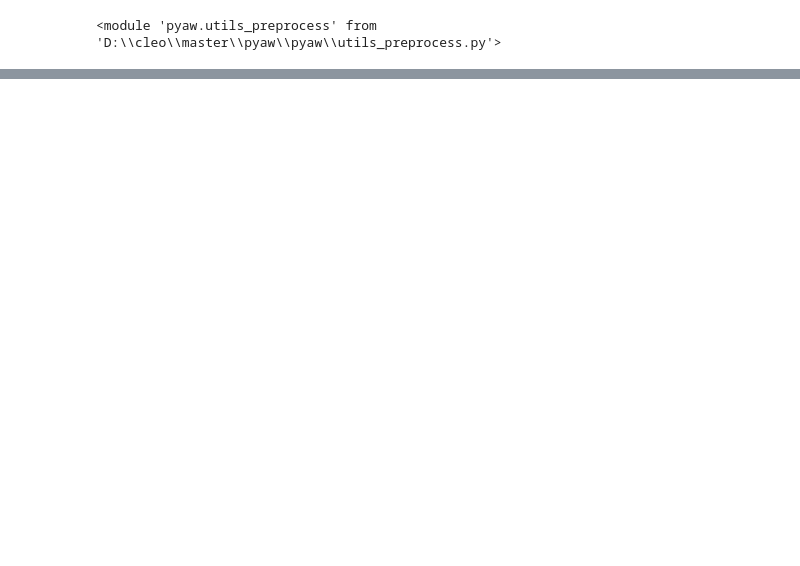
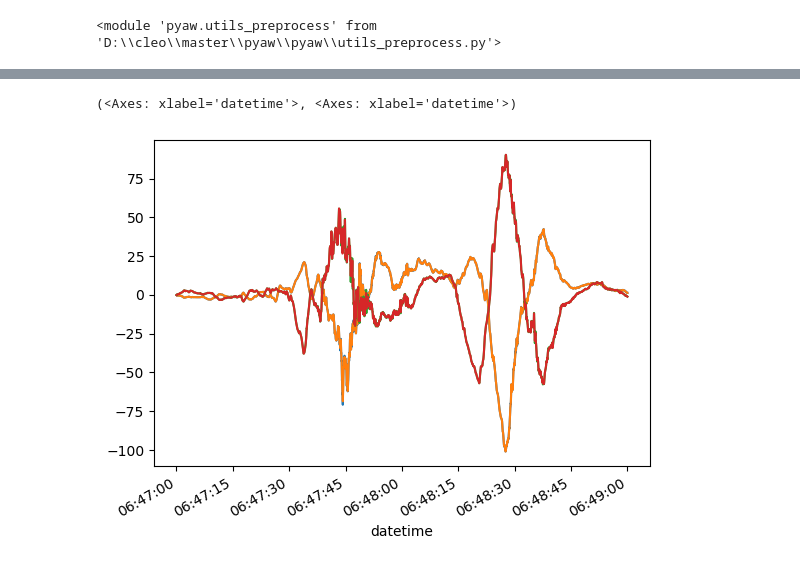
Before and after one commit to cleo24621/pyaw, a Jupyter notebook: swarm_main.ipynb, the cells around one changed output, grey strips where cells are left out. Cells and saved outputs as stored; diff of their text form; code cells hidden in the pictures; blank space fills up the shorter version.

```diff
--- a/swarm_main.ipynb
+++ b/swarm_main.ipynb
@@ -73,0 +102,6 @@ signal2 = b_align
+# %%
+b2.plot(),b2_filter_low.plot()
+b1.plot(),b1_filter_low.plot()
+# %% [output]
+(<Axes: xlabel='datetime'>, <Axes: xlabel='datetime'>)
+[figure, added]
```
Also changed, not shown: parts of 33 cells of this notebook, 11 other files.
